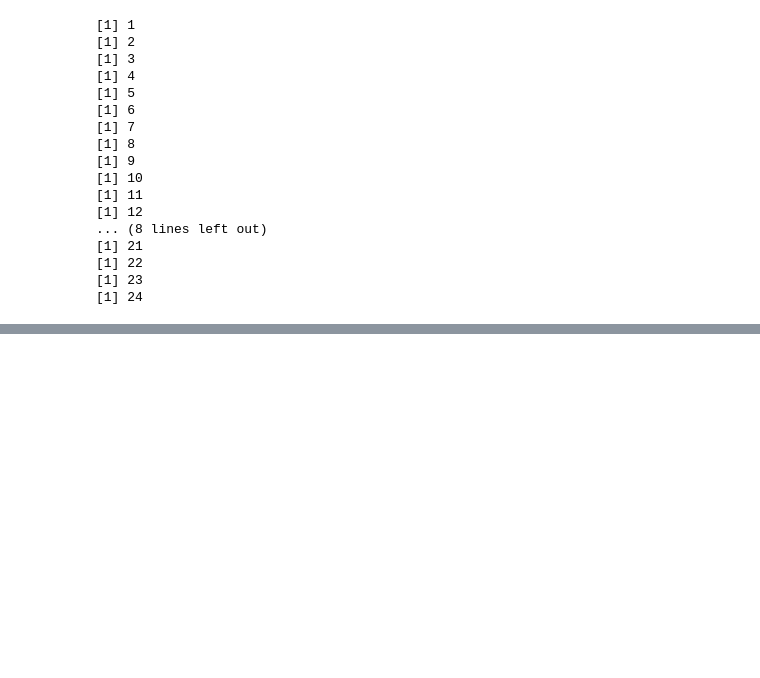
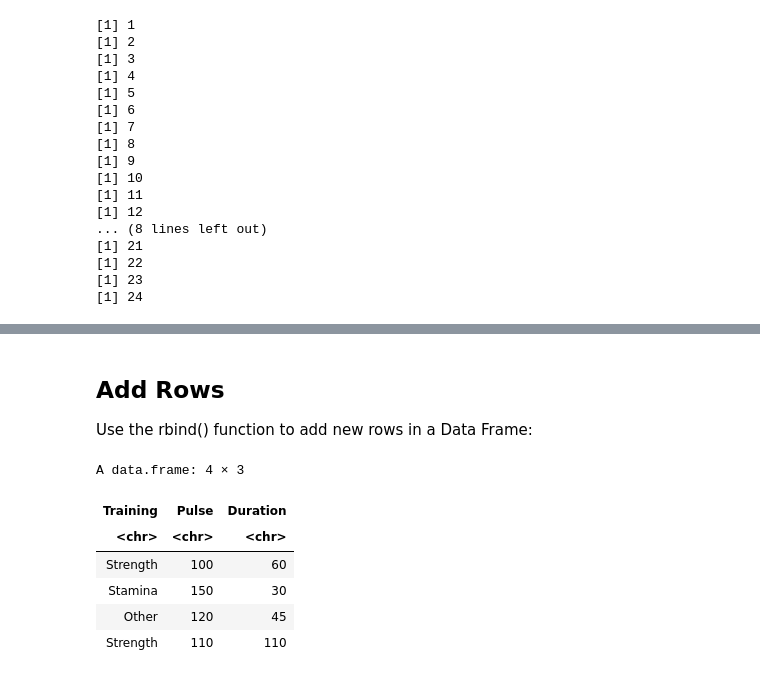
Before and after one commit to prodigy234/Complete_Data_Science_Full_Course, a Jupyter notebook: R Programming/16.R Data Structures.ipynb, the cells around one changed output, grey strips where cells are left out. Cells and saved outputs as stored; diff of their text form; code cells hidden in the pictures; blank space fills up the shorter version.

```diff
--- a/R Programming/16.R Data Structures.ipynb
+++ b/R Programming/16.R Data Structures.ipynb
@@ -877,0 +960,25 @@ for(x in multiarray){
+# %% [markdown]
+## Add Rows
+
+Use the rbind() function to add new rows in a Data Frame:
+# %%
+# Example
+Data_Frame <- data.frame (
+  Training = c("Strength", "Stamina", "Other"),
+  Pulse = c(100, 150, 120),
+  Duration = c(60, 30, 45)
+)
+
+# Add a new row
+New_row_DF <- rbind(Data_Frame, c("Strength", 110, 110))
+
+# Print the new row
+New_row_DF
+# %% [output]
+A data.frame: 4 × 3
+| Training | Pulse | Duration |
+| <chr> | <chr> | <chr> |
+| Strength | 100 | 60 |
+| Stamina | 150 | 30 |
+| Other | 120 | 45 |
+| Strength | 110 | 110 |
```
Also changed, not shown: parts of 20 cells of this notebook.
